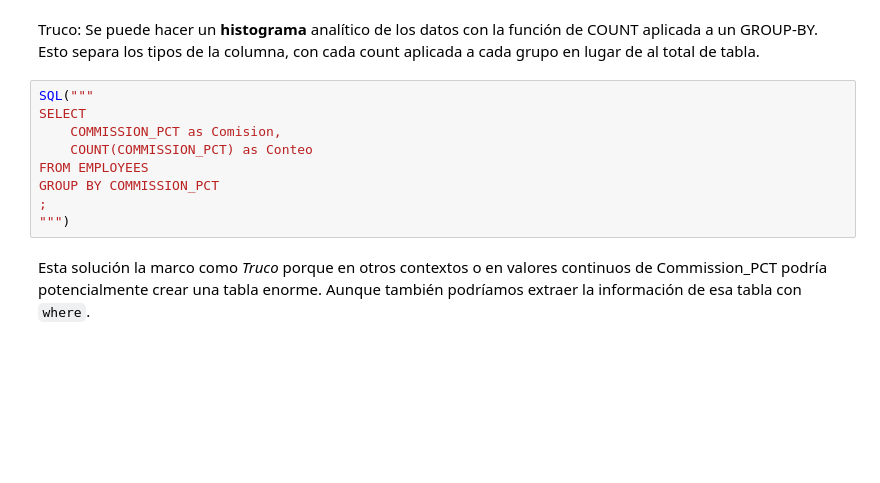
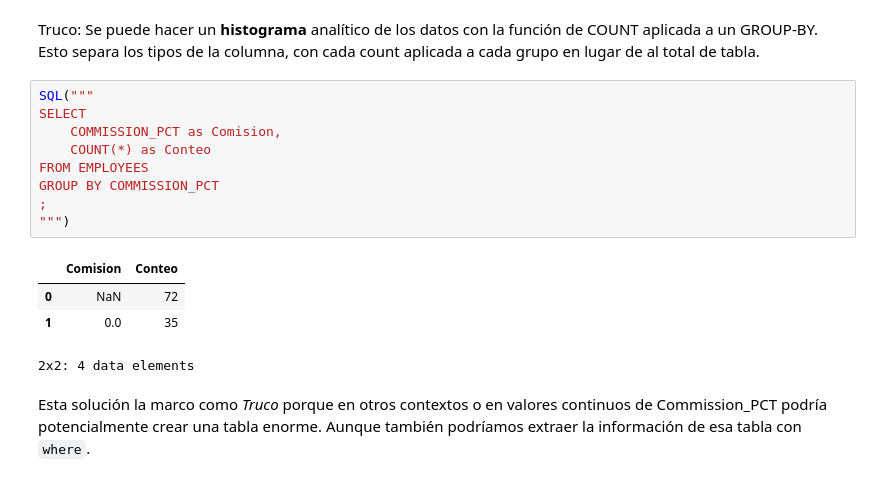
Before and after one commit to JulTob/BasesDeDatos, a Jupyter notebook: 𝙹𝚃_BasesDatos.ipynb, the cells around one changed output. Drawn from its saved outputs; the diff is of its cells as text; blank space fills up the shorter version.

```diff
--- a/𝙹𝚃_BasesDatos.ipynb
+++ b/𝙹𝚃_BasesDatos.ipynb
@@ -316,12 +303,17 @@ Truco: Se puede hacer un **histograma** analítico de los datos con la función
 # %%
 SQL("""
 SELECT
     COMMISSION_PCT as Comision,
-    COUNT(COMMISSION_PCT) as Conteo
+    COUNT(*) as Conteo
 FROM EMPLOYEES
 GROUP BY COMMISSION_PCT
 ;
 """)
+# %% [output]
+|  | Comision | Conteo |
+| 0 | NaN | 72 |
+| 1 | 0.0 | 35 |
+2x2: 4 data elements
 # %% [markdown]
 Esta solución la marco como _Truco_ porque en otros contextos o en valores continuos de Commission_PCT podría potencialmente crear una tabla enorme. Aunque también podríamos extraer la información de esa tabla con `where`.
 # %% [markdown]
```
Also changed, not shown: parts of 46 cells of this notebook.
